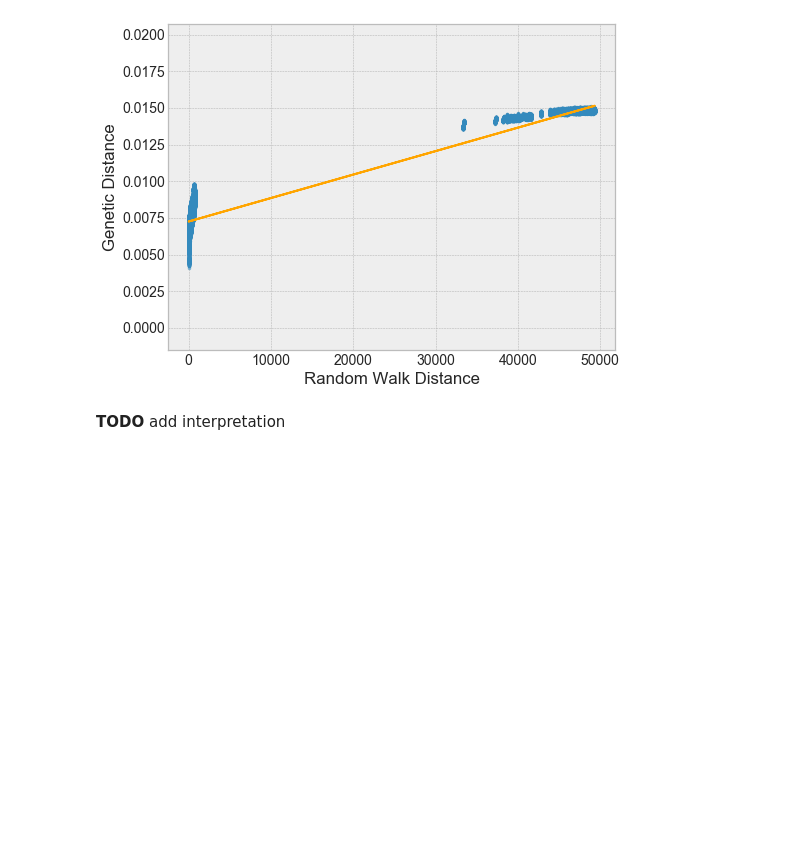
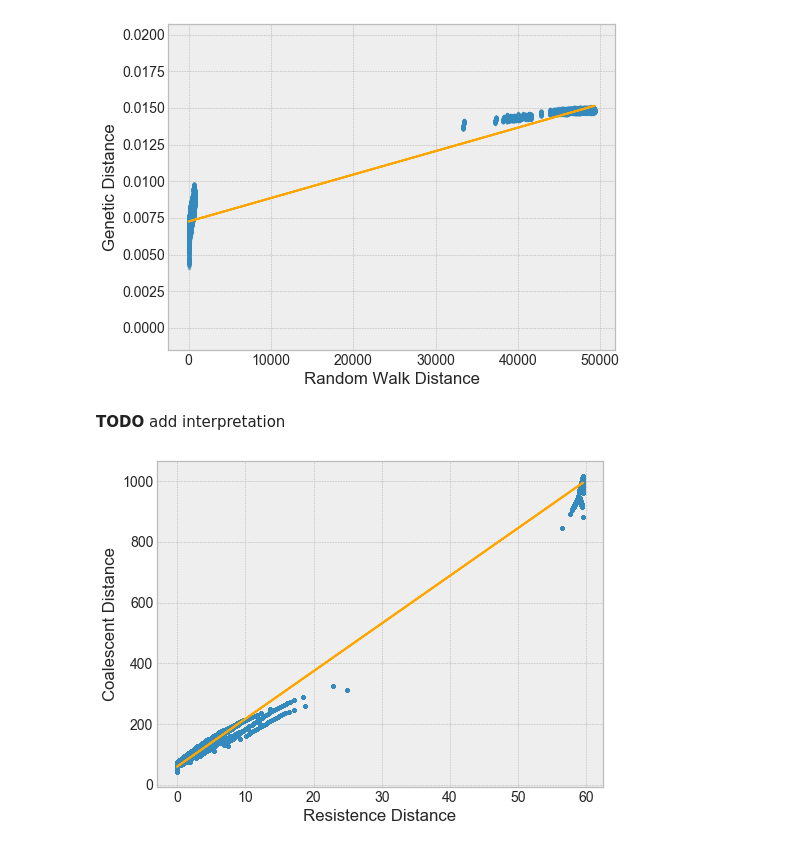
Before and after one commit to jhmarcus/spatial-random-walk, a Jupyter notebook: analysis/circ-bar.ipynb, the cells around one changed output. Drawn from its saved outputs; the diff is of its cells as text; code cells hidden in the pictures; blank space fills up the shorter version.

```diff
--- a/analysis/circ-bar.ipynb
+++ b/analysis/circ-bar.ipynb
@@ -167,3 +174,7 @@ rw r2 = 0.9871166515142785
 [figure]
 # %% [markdown]
 **TODO** add interpretation
+# %%
+geno.plot_dist(d_res_tril, d_coal_tril, "Resistence Distance", "Coalescent Distance")
+# %% [output]
+[figure, added]
```
Also changed, not shown: parts of 3 cells of this notebook, 18 other files.
